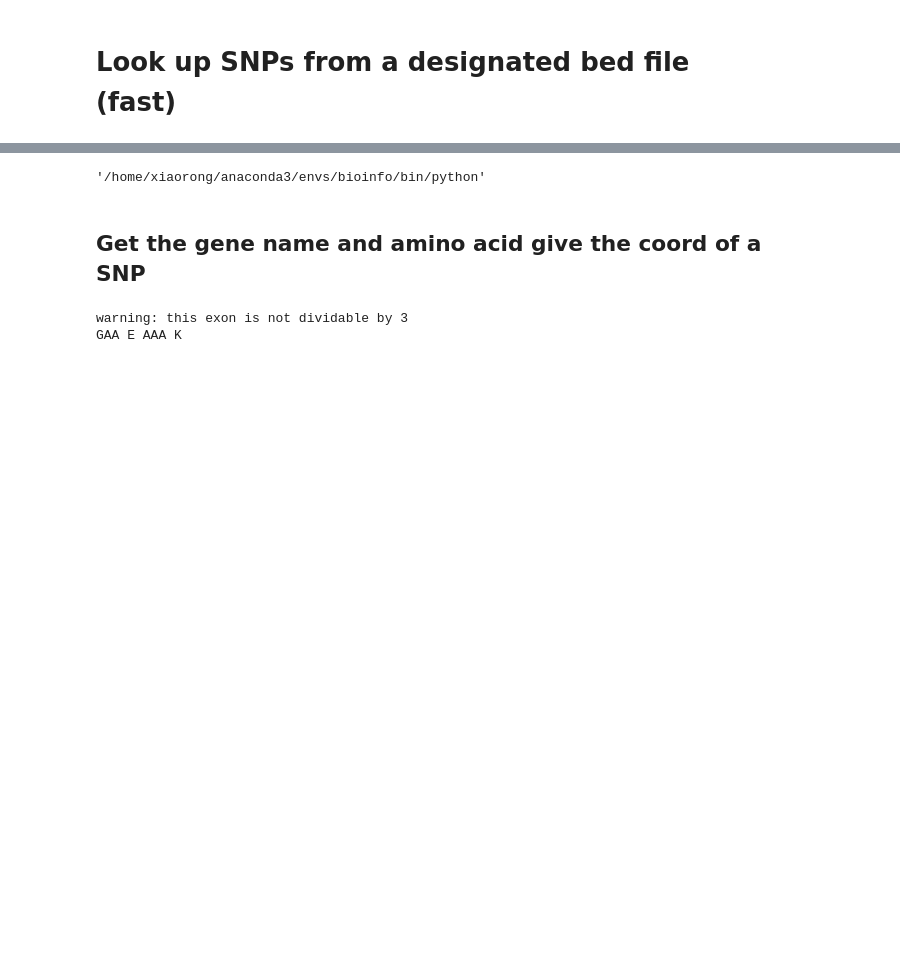
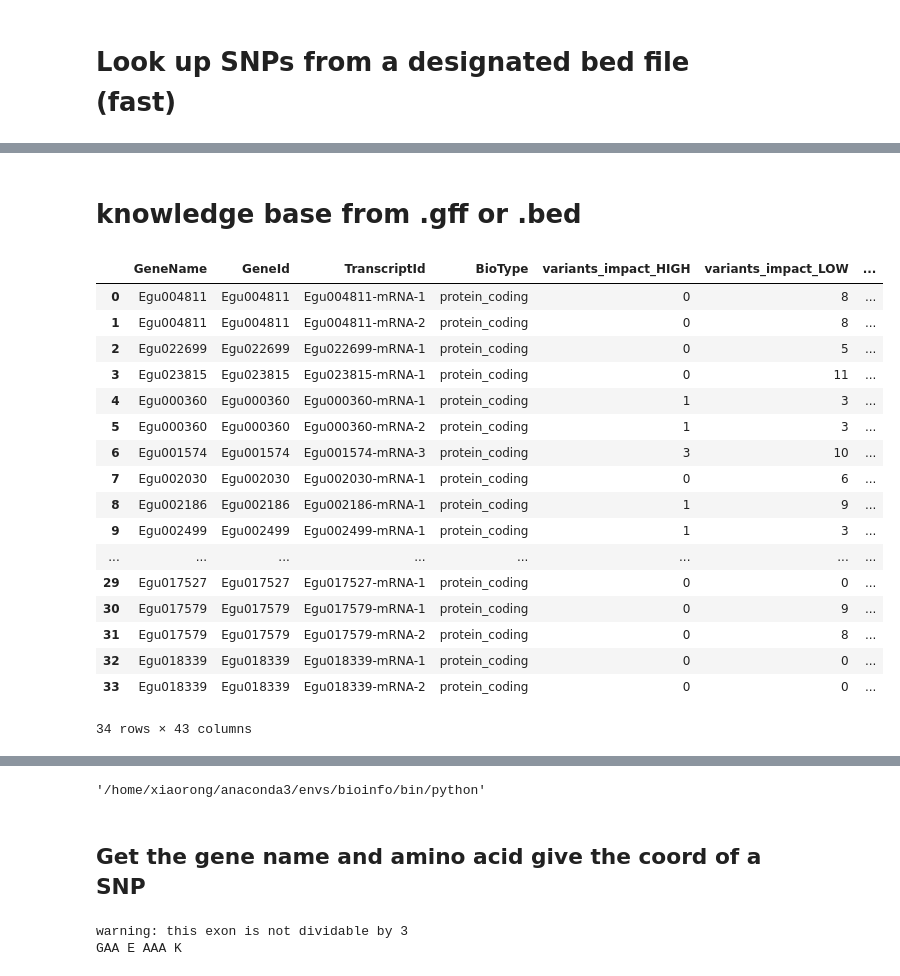
Before and after one commit to fanhuan/script, a Jupyter notebook: geneName2bed.ipynb, the cells around one changed output, grey strips where cells are left out. Cells and saved outputs as stored; diff of their text form; code cells hidden in the pictures; blank space fills up the shorter version.

```diff
--- a/geneName2bed.ipynb
+++ b/geneName2bed.ipynb
@@ -428,0 +572,14 @@ a[51:54]
+# %%
+import glob
+import pandas as pd
+# Merge snpEff.genes.txt from different chromosomes
+dfs = []
+for file in glob.glob('/bioinfo2/palm/WIL_sequence/3_freebayes/batch1/batch1_chr*.snpEff.genes.txt'):
+    print(file)
+    df = pd.read_csv(file, header=1, sep="\t")
+    # Remove the "#" from the column names
+    df.columns = df.columns.str.replace("#", "").str.strip()
+    dfs.append(df)
+
+result_df = pd.concat(dfs, ignore_index=True, join='outer').fillna(0)
+result_df.to_csv('/bioinfo2/palm/knowledgebase/chr1to10_snpEff.genes.txt',sep='\t', index=False)
@@ -428,0 +597,13 @@ a[51:54]
+# %%
+trait = 'fruit'
+name = 'fruit'
+cata = pd.read_csv('/bioinfo2/palm/knowledgebase/{}/dura_{}_catalogue.txt'.format(trait,name), sep = '\t',names=['TranscriptId','GeneName'])
+gene_list = cata['TranscriptId']
+
+df_1 = result_df[result_df['TranscriptId'].isin(gene_list)]
+
+anno_file = "/bioinfo2/palm/ref/dura/dura4447.og.annotations"
+anno_df = pd.read_csv(anno_file, sep='\t', header=0)
+anno_df = anno_df.rename(columns={'#query': 'TranscriptId'})
+df_merge = df_1.merge(anno_df)
+df_merge.to_csv('/bioinfo2/palm/knowledgebase/{}/dura_{}.snpEff.genes.txt'.format(trait, name), sep='\t', index=False )
@@ -428,0 +626,2 @@ a[51:54]
+# %% [markdown]
+# knowledge base from .gff or .bed
@@ -428,0 +640,21 @@ a[51:54]
+# %%
+df_merge
+# %% [output]
+|  | GeneName | GeneId | TranscriptId | BioType | variants_impact_HIGH | variants_impact_LOW | ... |
+| 0 | Egu004811 | Egu004811 | Egu004811-mRNA-1 | protein_coding | 0 | 8 | ... |
+| 1 | Egu004811 | Egu004811 | Egu004811-mRNA-2 | protein_coding | 0 | 8 | ... |
+| 2 | Egu022699 | Egu022699 | Egu022699-mRNA-1 | protein_coding | 0 | 5 | ... |
+| 3 | Egu023815 | Egu023815 | Egu023815-mRNA-1 | protein_coding | 0 | 11 | ... |
+| 4 | Egu000360 | Egu000360 | Egu000360-mRNA-1 | protein_coding | 1 | 3 | ... |
+| 5 | Egu000360 | Egu000360 | Egu000360-mRNA-2 | protein_coding | 1 | 3 | ... |
+| 6 | Egu001574 | Egu001574 | Egu001574-mRNA-3 | protein_coding | 3 | 10 | ... |
+| 7 | Egu002030 | Egu002030 | Egu002030-mRNA-1 | protein_coding | 0 | 6 | ... |
+| 8 | Egu002186 | Egu002186 | Egu002186-mRNA-1 | protein_coding | 1 | 9 | ... |
+| 9 | Egu002499 | Egu002499 | Egu002499-mRNA-1 | protein_coding | 1 | 3 | ... |
+| ... | ... | ... | ... | ... | ... | ... | ... |
+| 29 | Egu017527 | Egu017527 | Egu017527-mRNA-1 | protein_coding | 0 | 0 | ... |
+| 30 | Egu017579 | Egu017579 | Egu017579-mRNA-1 | protein_coding | 0 | 9 | ... |
+| 31 | Egu017579 | Egu017579 | Egu017579-mRNA-2 | protein_coding | 0 | 8 | ... |
+| 32 | Egu018339 | Egu018339 | Egu018339-mRNA-1 | protein_coding | 0 | 0 | ... |
+| 33 | Egu018339 | Egu018339 | Egu018339-mRNA-2 | protein_coding | 0 | 0 | ... |
+34 rows × 43 columns
```
Also changed, not shown: parts of 41 cells of this notebook, 1 other file.
